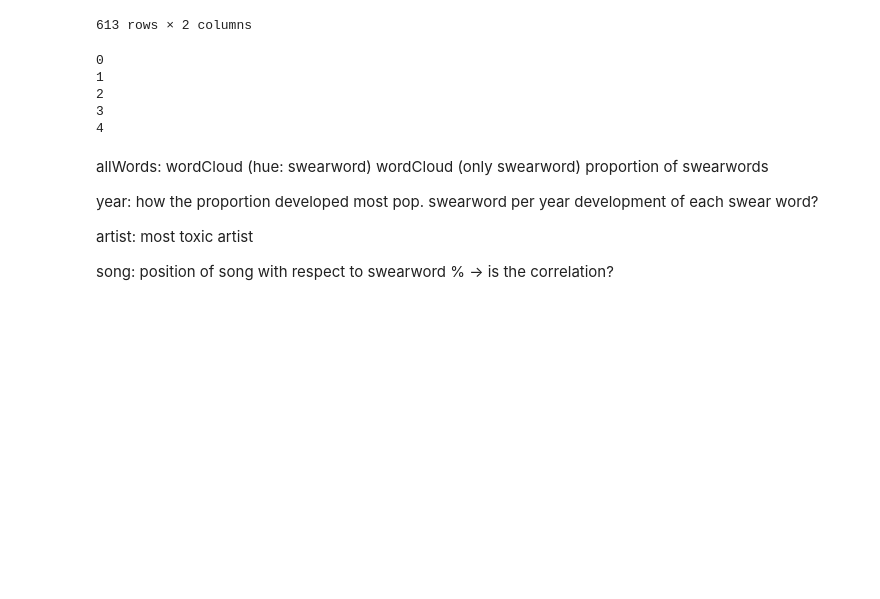
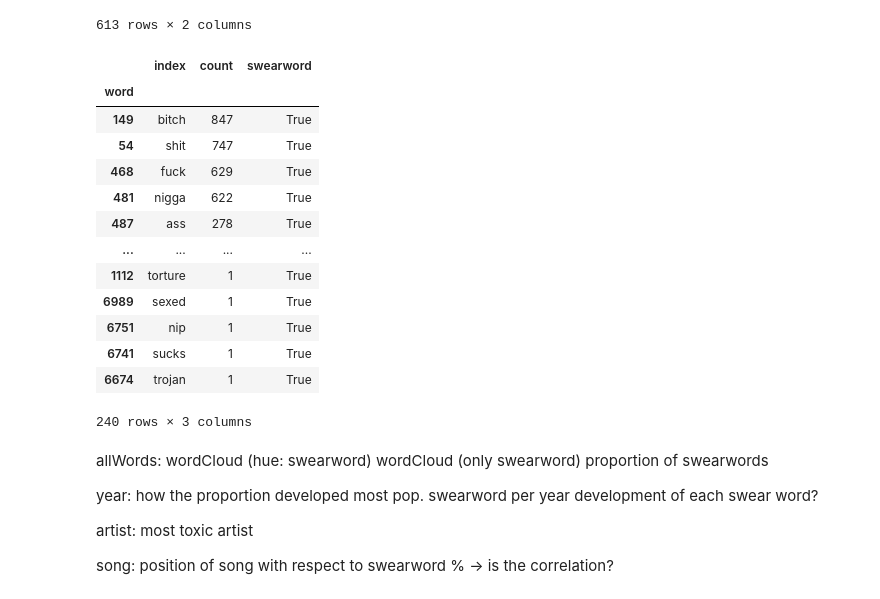
Before and after one commit to frehburg/RapLyricsAnalys, a Jupyter notebook: swearwords.ipynb, the cells around one changed output. Saved outputs shown, nothing was run; the diff lists cells and outputs as text; code cells hidden in the pictures; blank space fills up the shorter version.

```diff
--- a/swearwords.ipynb
+++ b/swearwords.ipynb
@@ -124,15 +142,6 @@ words_artist_dfs["Post Malone"]
 | 611 | eleven | 1 |
 | 612 | done | 1 |
 613 rows × 2 columns
-# %%
-for i,j in enumerate(words_year_dfs):
-    print(i)
-# %% [output]
-0
-1
-2
-3
-4
 # %%
 # create swear word column to each
 swear_all_words_df = all_words_df
@@ -145,6 +154,23 @@ for k in words_year_dfs.keys():
 swear_words_artist_dfs = words_artist_dfs
 for k in words_artist_dfs.keys():
     swear_words_artist_dfs[k]["swearword"] = words_artist_dfs[k]["index"].isin(bad_words_data["jigaboo"])
+# %%
+swear_all_words_df.sort_values(['count'], ascending=[False])[swear_all_words_df["swearword"]==True]
+# %% [output]
+|  | index | count | swearword |
+| word |  |  |  |
+| 149 | bitch | 847 | True |
+| 54 | shit | 747 | True |
+| 468 | fuck | 629 | True |
+| 481 | nigga | 622 | True |
+| 487 | ass | 278 | True |
+| ... | ... | ... | ... |
+| 1112 | torture | 1 | True |
+| 6989 | sexed | 1 | True |
+| 6751 | nip | 1 | True |
+| 6741 | sucks | 1 | True |
+| 6674 | trojan | 1 | True |
+240 rows × 3 columns
 # %%
 import seaborn as sns
 import matplotlib.pyplot as plt
```
Also changed, not shown: parts of 2 cells of this notebook.
